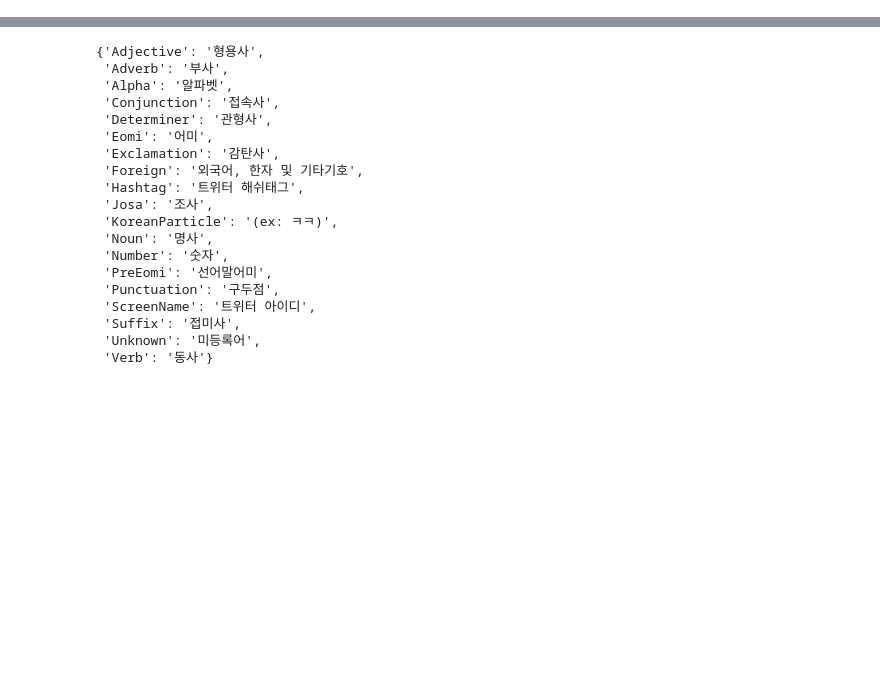
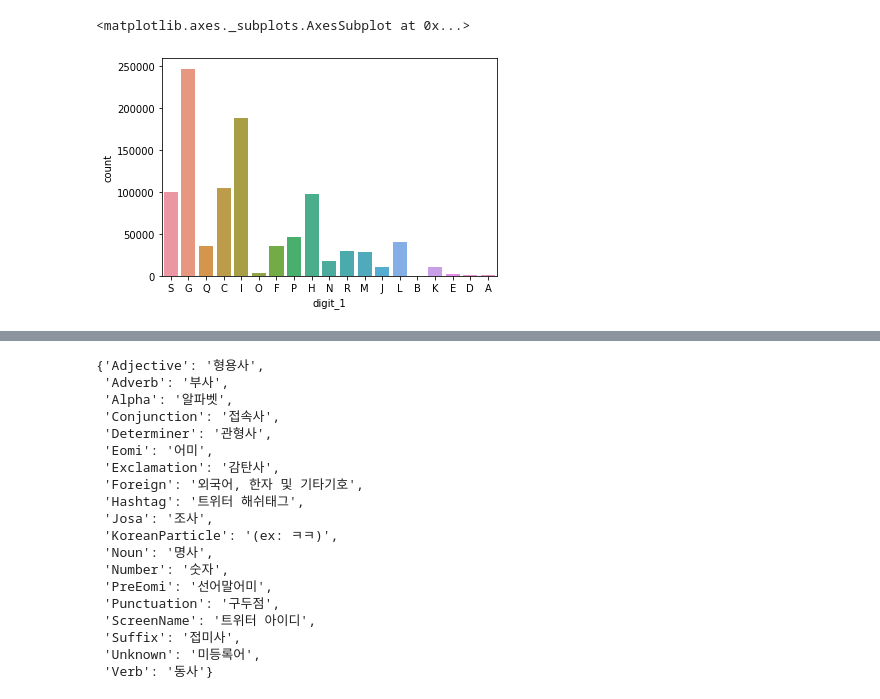
Before and after one commit to rootofdata/NLP_AI_Industry_classification, a Jupyter notebook: literacy.ipynb, the cells around one changed output, grey strips where cells are left out. Drawn from its saved outputs; the diff is of its cells as text; code cells hidden in the pictures; blank space fills up the shorter version.

```diff
--- a/literacy.ipynb
+++ b/literacy.ipynb
@@ -10,0 +50,5 @@ submission= pd.read_csv('C:/Users/dudtj/OneDrive - 숭실대학교 - Soongsil Un
+# %%
+sns.countplot(data['digit_1'])
+# %% [output]
+<matplotlib.axes._subplots.AxesSubplot at 0x...>
+[figure, added]
```
Also changed, not shown: parts of 43 cells of this notebook.
